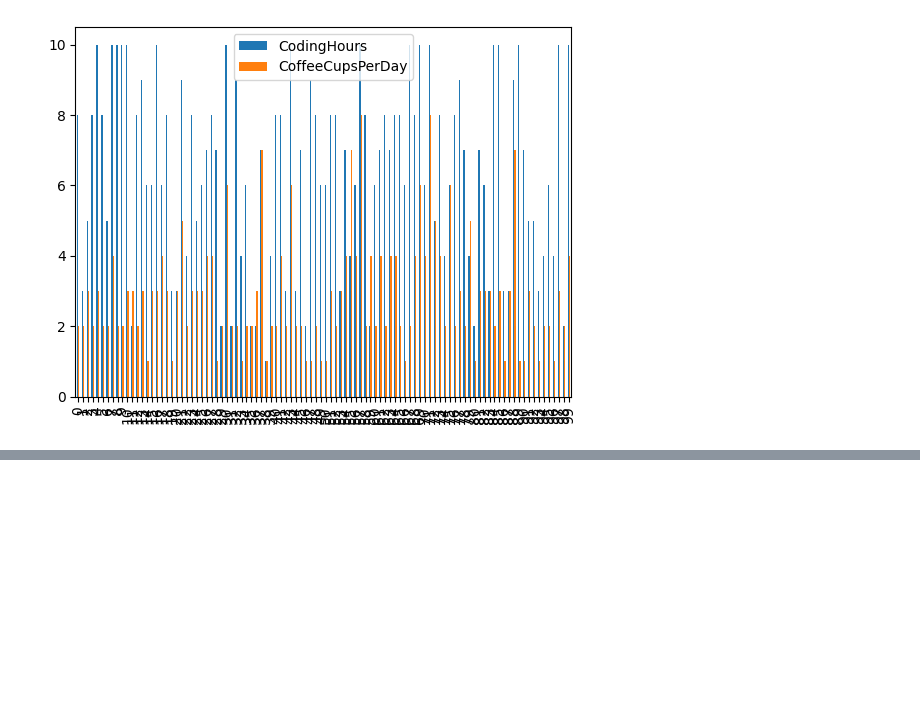
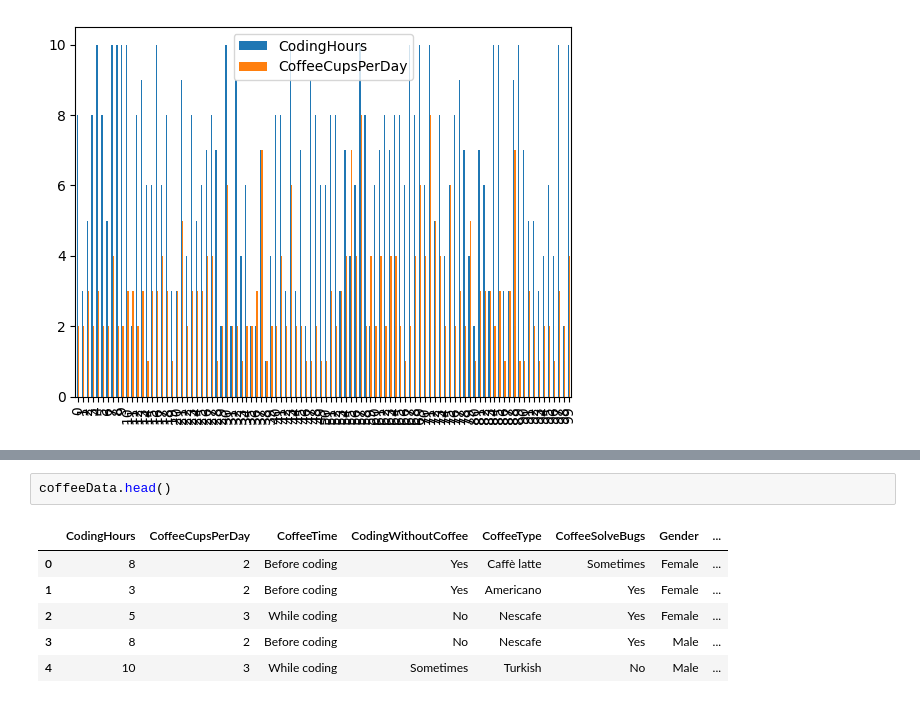
Before and after one commit to Sano75/Lab1, a Jupyter notebook: main/main.ipynb, the cells around one changed output, grey strips where cells are left out. Saved outputs shown, nothing was run; the diff lists cells and outputs as text; blank space fills up the shorter version.

```diff
--- a/main/main.ipynb
+++ b/main/main.ipynb
@@ -70,0 +115,9 @@ import matplotlib.pyplot as plt
+# %%
+coffeeData.head()
+# %% [output]
+|  | CodingHours | CoffeeCupsPerDay | CoffeeTime | CodingWithoutCoffee | CoffeeType | CoffeeSolveBugs | Gender | ... |
+| 0 | 8 | 2 | Before coding | Yes | Caffè latte | Sometimes | Female | ... |
+| 1 | 3 | 2 | Before coding | Yes | Americano | Yes | Female | ... |
+| 2 | 5 | 3 | While coding | No | Nescafe | Yes | Female | ... |
+| 3 | 8 | 2 | Before coding | No | Nescafe | Yes | Male | ... |
+| 4 | 10 | 3 | While coding | Sometimes | Turkish | No | Male | ... |
```
Also changed, not shown: parts of 9 cells of this notebook.
